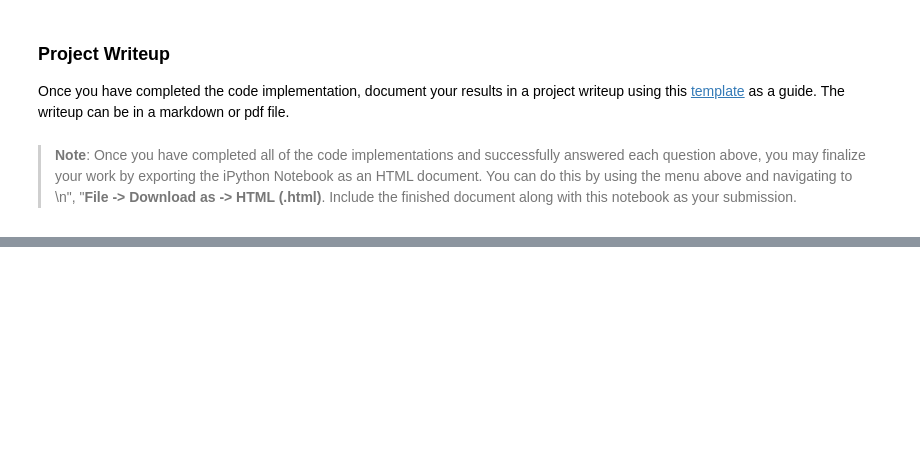
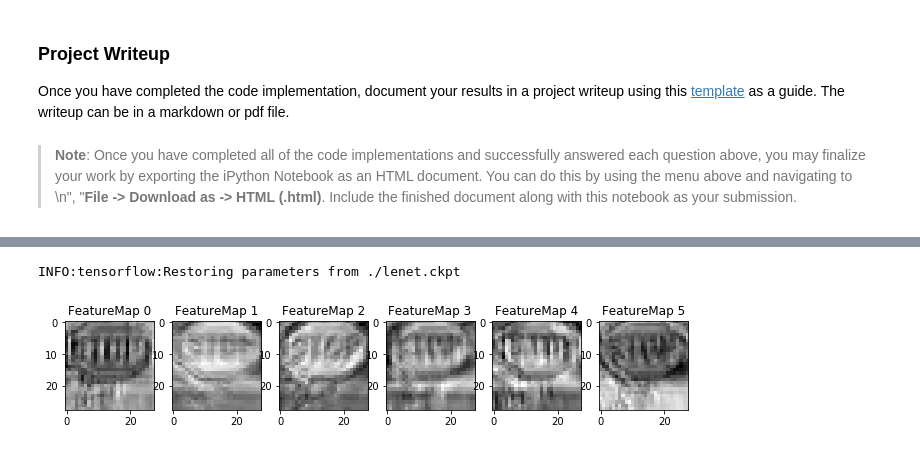
Before and after one commit to Thayjes/Traffic-Sign-Classifier, a Jupyter notebook: Traffic_Sign_Classifier_AWS2.1.ipynb, the cells around one changed output, grey strips where cells are left out. Cells and saved outputs as stored; diff of their text form; code cells hidden in the pictures; blank space fills up the shorter version.

Commit message:
Update: test accuracy,  visualizing feature maps.
Added code for evaluating the test set accuracy.
As well as visualizing feature maps of the two layers.

```diff
--- a/Traffic_Sign_Classifier_AWS2.1.ipynb
+++ b/Traffic_Sign_Classifier_AWS2.1.ipynb
@@ -580,0 +587,22 @@ Looking just at the first row we get `[ 0.34763842,  0.24879643,  0.12789202]`,
+# %%
+### Print out the top five softmax probabilities for the predictions on the German traffic sign images found on the web.
+### Feel free to use as many code cells as needed.
+import tensorflow as tf
+def softmax_prob(image, y):
+    sess = tf.get_default_session()
+    graph = tf.get_default_graph()
+    x_in = graph.get_tensor_by_name("x:0")
+    y_in = graph.get_tensor_by_name("y:0")
+    logits = graph.get_tensor_by_name("logits_op:0")
+    yout = sess.run(logits, feed_dict = {x_in: np.array([image])})
+    ytop5 = sess.run(tf.nn.top_k(tf.nn.softmax(yout) , k = 5))
+    print("The top 5 probabilities are:", ytop5[0][:])
+with tf.Session() as sess:
+    saver = tf.train.import_meta_graph('./lenet.ckpt.meta')
+    sess = tf.get_default_session()
+    saver.restore(sess, "./lenet.ckpt")
+    for i in range(5):
+        path = 'C:/Users/lenovo/Documents/SDCND/Traffic-Sign-Classifier1/' + ('image%d.jpeg' %(i+1))
+        load_plot(path)
+        sample_image = preprocess(path)
+        softmax_prob(sample_image, [y[i]])
@@ -607,29 +649,49 @@ For an example of what feature map outputs look like, check out NVIDIA's results
 # %%
 ### Visualize your network's feature maps here.
 ### Feel free to use as many code cells as needed.
 
 # image_input: the test image being fed into the network to produce the feature maps
 # tf_activation: should be a tf variable name used during your training procedure that represents the calculated state of a specific weight layer
 # activation_min/max: can be used to view the activation contrast in more detail, by default matplot sets min and max to the actual min and max values of the output
 # plt_num: used to plot out multiple different weight feature map sets on the same block, just extend the plt number for each new feature map entry
 
-def outputFeatureMap(image_input, tf_activation, activation_min=-1, activation_max=-1 ,plt_num=1):
+def outputFeatureMap(path, layer, activation_min=-1, activation_max=-1 ,plt_num=1):
     # Here make sure to preprocess your image_input in a way your network expects
     # with size, normalization, ect if needed
     # image_input =
     # Note: x should be the same name as your network's tensorflow data placeholder variable
     # If you get an error tf_activation is not defined it may be having trouble accessing the variable from inside a function
-    activation = tf_activation.eval(session=sess,feed_dict={x : image_input})
+
+
+    x_in = graph.get_tensor_by_name("x:0")
+
+    x = x_in
+
+    image_input = preprocess(path)
+    #activation = tf_activation.eval(session=sess,feed_dict={x : image_input})
+    activation = sess.run(layer, feed_dict = {x:np.array([image_input])})
     featuremaps = activation.shape[3]
     plt.figure(plt_num, figsize=(15,15))
     for featuremap in range(featuremaps):
         plt.subplot(6,8, featuremap+1) # sets the number of feature maps to show on each row and column
         plt.title('FeatureMap ' + str(featuremap)) # displays the feature map number
         if activation_min != -1 & activation_max != -1:
             plt.imshow(activation[0,:,:, featuremap], interpolation="nearest", vmin =activation_min, vmax=activation_max, cmap="gray")
         elif activation_max != -1:
             plt.imshow(activation[0,:,:, featuremap], interpolation="nearest", vmax=activation_max, cmap="gray")
         elif activation_min !=-1:
             plt.imshow(activation[0,:,:, featuremap], interpolation="nearest", vmin=activation_min, cmap="gray")
         else:
             plt.imshow(activation[0,:,:, featuremap], interpolation="nearest", cmap="gray")
+image = cv2.imread('C:/Users/lenovo/Documents/SDCND/Traffic-Sign-Classifier1/image1.jpeg')
+graph = tf.get_default_graph()
+conv1_layer = graph.get_tensor_by_name("conv1_op:0")
+conv2_layer = graph.get_tensor_by_name("conv2_op:0")
+with tf.Session() as sess:
+    saver = tf.train.import_meta_graph('./lenet.ckpt.meta')
+    sess = tf.get_default_session()
+    saver.restore(sess, "./lenet.ckpt")
+    outputFeatureMap('C:/Users/lenovo/Documents/SDCND/Traffic-Sign-Classifier1/image1.jpeg', conv1_layer)
+# %% [output]
+INFO:tensorflow:Restoring parameters from ./lenet.ckpt
+[figure, added]
```
Also changed, not shown: parts of 10 cells of this notebook.
